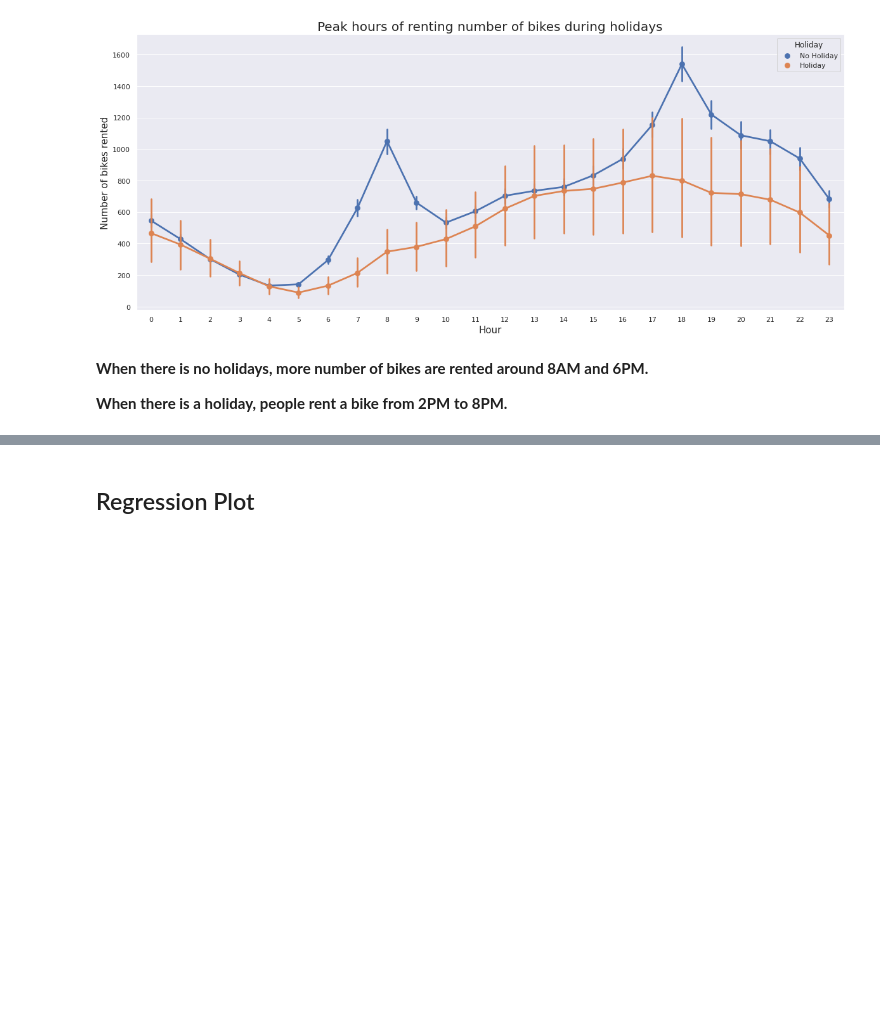
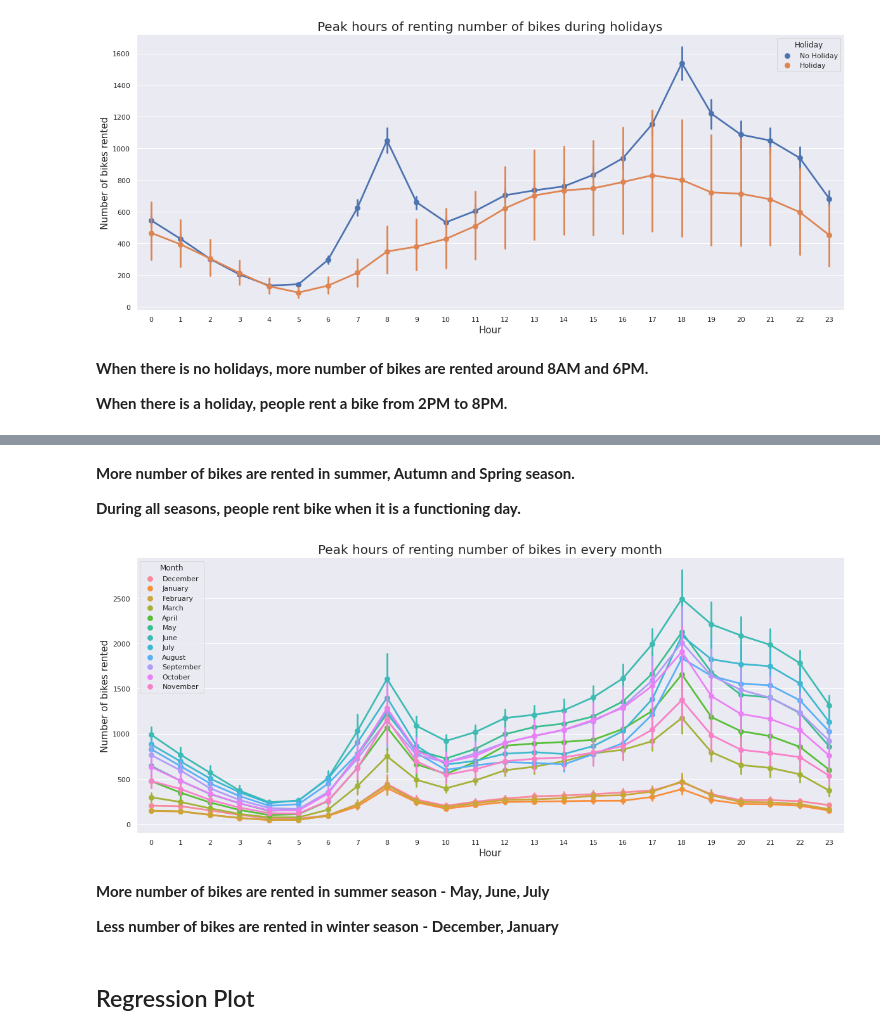
Before and after one commit to anasmalik081/Bike-Sharing-Demand-Prediction-Capstone-Project, a Jupyter notebook: Notebook_Bike_Sharing_Demand_Prediction_Capstone_Project.ipynb, the cells around one changed output, grey strips where cells are left out. Cells and saved outputs as stored; diff of their text form; code cells hidden in the pictures; blank space fills up the shorter version.

```diff
--- a/Notebook_Bike_Sharing_Demand_Prediction_Capstone_Project.ipynb
+++ b/Notebook_Bike_Sharing_Demand_Prediction_Capstone_Project.ipynb
@@ -547,2 +551,20 @@ plt.show()
+# %% [markdown]
+**More number of bikes are rented in summer, Autumn and Spring season.**
+
+**During all seasons, people rent bike when it is a functioning day.**
+# %%
+plt.figure(figsize=(20, 8))
+sns.set()
+sns.pointplot(data=df, x='Hour', y='Rented_Bike_Count', hue='Month')
+plt.title("Peak hours of renting number of bikes in every month", size=20)
+plt.xlabel("Hour", size=15)
+plt.ylabel("Number of bikes rented", size=15)
+plt.show()
+# %% [output]
+[figure, added]
+# %% [markdown]
+**More number of bikes are rented in summer season - May, June, July**
+
+**Less number of bikes are rented in winter season - December, January**
 # %% [markdown]
 ## Regression Plot
```
Also changed, not shown: parts of 2 cells of this notebook.
